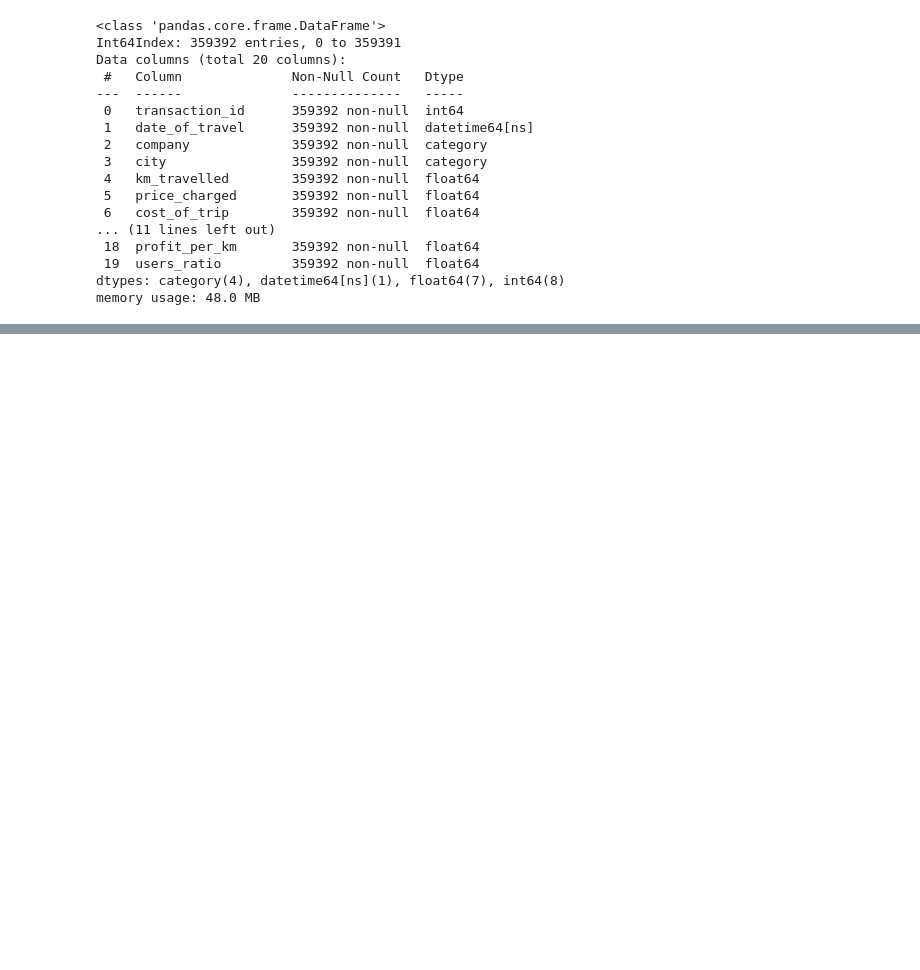
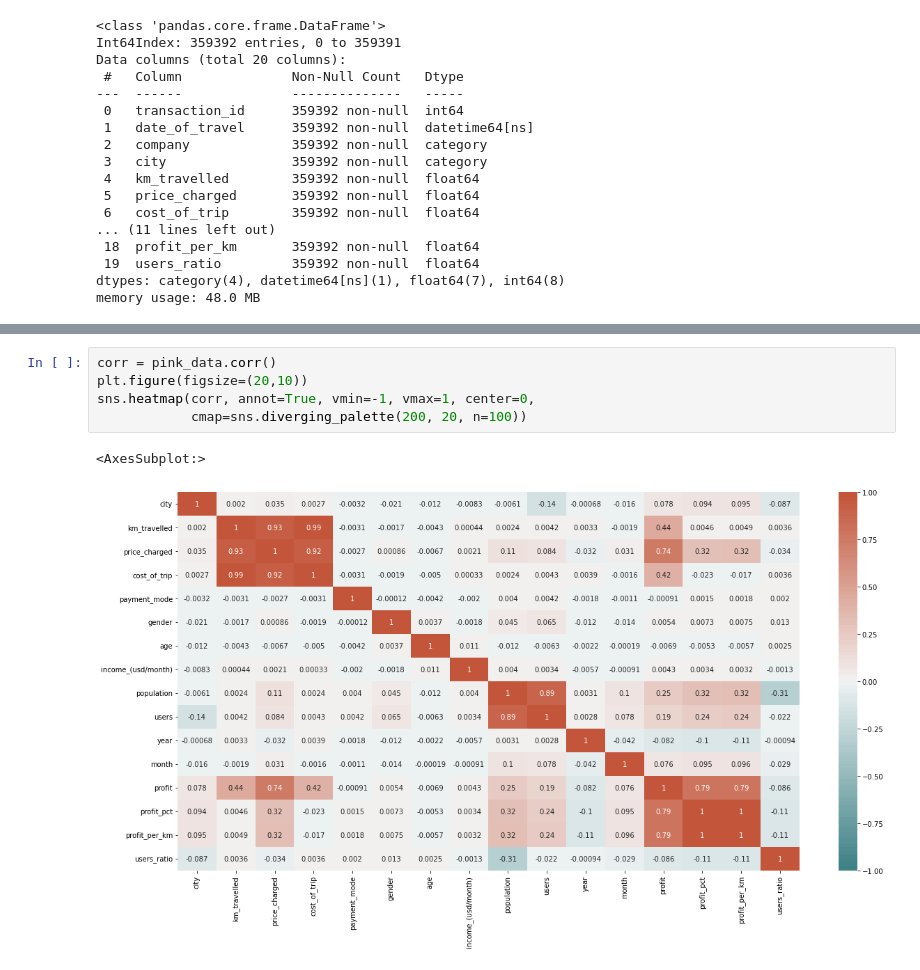
Before and after one commit to ChitraChaudhari/Cab-Investment-Firm-Insights, a Jupyter notebook: Cab_Investment_Firm_EDA.ipynb, the cells around one changed output, grey strips where cells are left out. Drawn from its saved outputs; the diff is of its cells as text; blank space fills up the shorter version.

```diff
--- a/Cab_Investment_Firm_EDA.ipynb
+++ b/Cab_Investment_Firm_EDA.ipynb
@@ -317,0 +391,8 @@ memory usage: 48.0 MB
+# %%
+corr = pink_data.corr()
+plt.figure(figsize=(20,10))
+sns.heatmap(corr, annot=True, vmin=-1, vmax=1, center=0,
+            cmap=sns.diverging_palette(200, 20, n=100))
+# %% [output]
+<AxesSubplot:>
+[figure, added]
```
Also changed, not shown: parts of 54 cells of this notebook.
